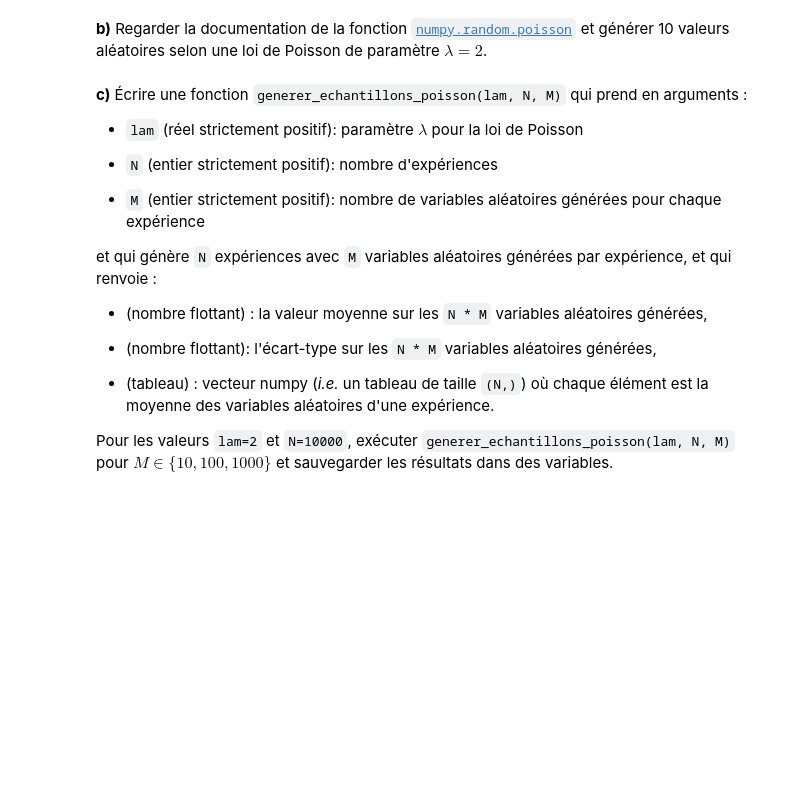
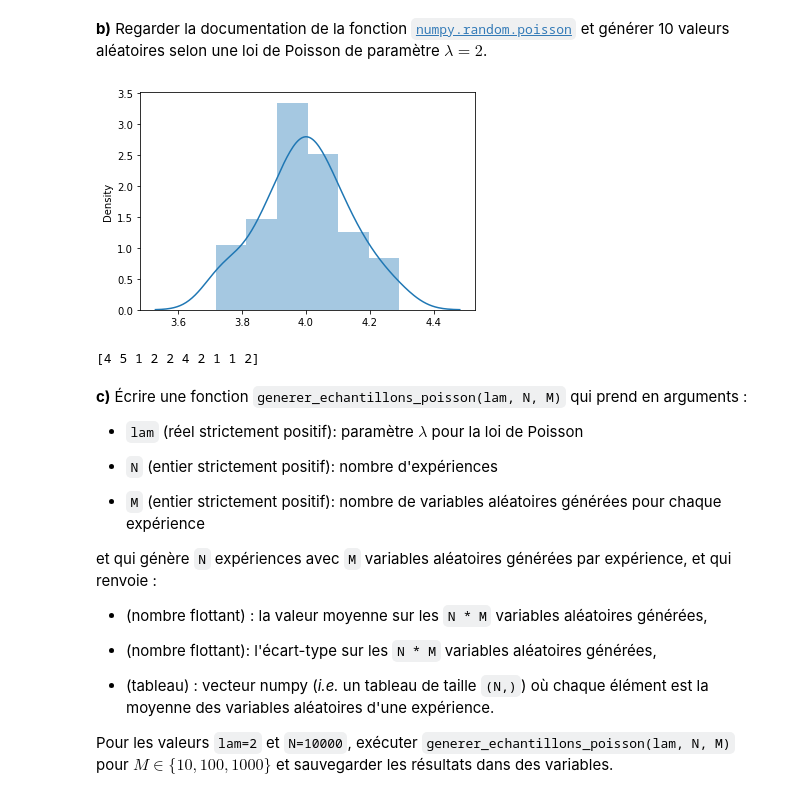
Before and after one commit to AntonioHorcasSerrano/LU2MA100, a Jupyter notebook: devoir-2.ipynb, the cells around one changed output. Drawn from its saved outputs; the diff is of its cells as text; code cells hidden in the pictures; blank space fills up the shorter version.

```diff
--- a/devoir-2.ipynb
+++ b/devoir-2.ipynb
@@ -401,6 +401,30 @@ plt.show()
 
 **b)**
 Regarder la documentation de la fonction [`numpy.random.poisson`](https://numpy.org/doc/stable/reference/random/generated/numpy.random.poisson.html) et générer 10 valeurs aléatoires selon une loi de Poisson de paramètre $\lambda = 2$.
+# %%
+import pandas as pd
+import seaborn as sns
+# drawing 50 random samples of size 2 from the exponentially distributed population
+rate=0.25
+sample_size = 500 # nombre de variables aléatoires générées pour chaque experience
+df2 = pd.DataFrame()
+
+for i in range(1, 51): # nombre d'expériences
+    exponential_sample = np.random.exponential((1/rate), sample_size)
+    col = f'sample {i}'
+    df2[col] = exponential_sample
+
+# Taking a peek at the samples
+# df2
+# Calculating sample means and plotting their distribution
+df2_sample_means = df2.mean()
+sns.distplot(df2_sample_means);
+# %% [output]
+[figure, added]
+# %%
+s = np.random.poisson(2, 10)
+# %% [output]
+[4 5 1 2 2 4 2 1 1 2]
 # %% [markdown]
 
 **c)**
```
